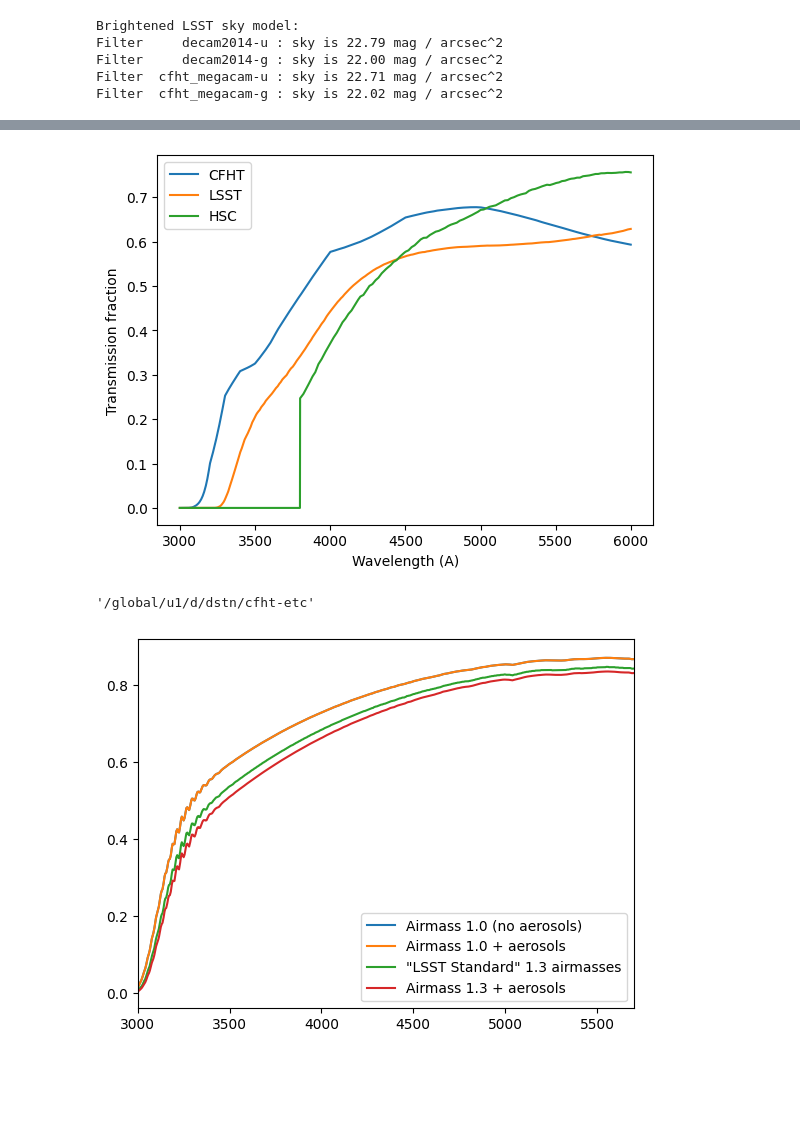
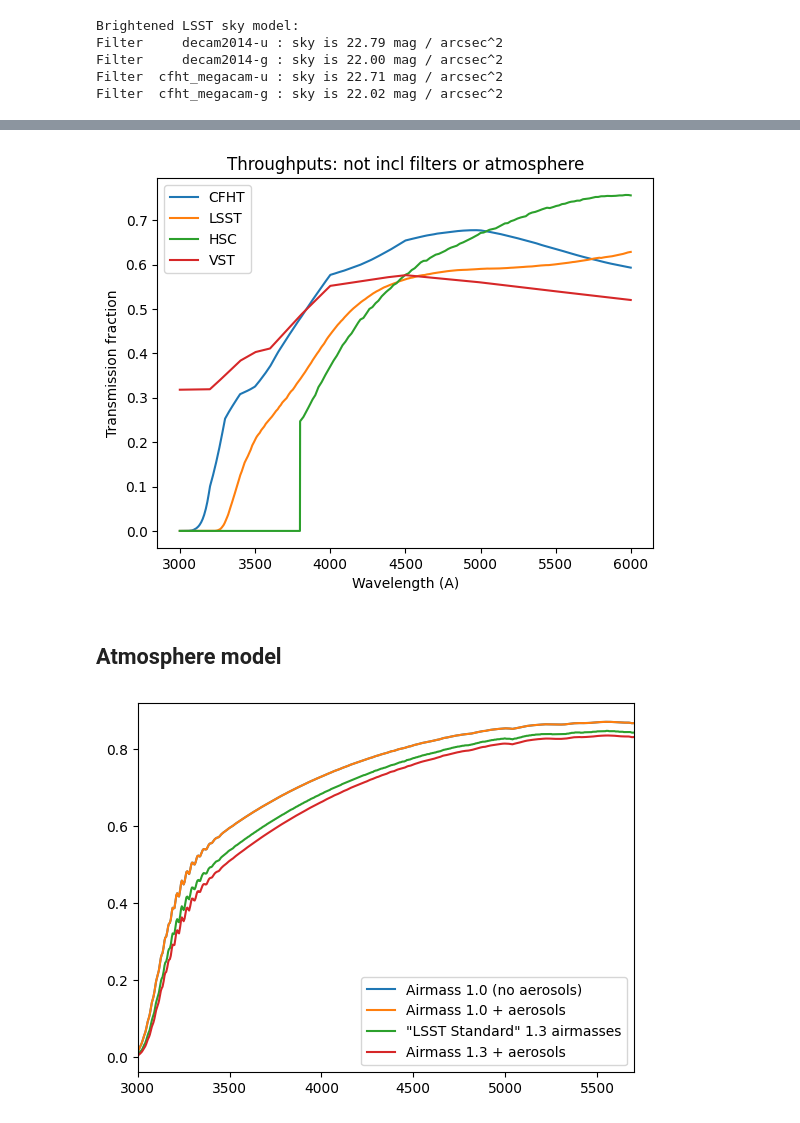
Before and after one commit to dstndstn/cfht-etc, a Jupyter notebook: spec-s5.ipynb, the cells around one changed output, grey strips where cells are left out. Drawn from its saved outputs; the diff is of its cells as text; code cells hidden in the pictures; blank space fills up the shorter version.

```diff
--- a/spec-s5.ipynb
+++ b/spec-s5.ipynb
@@ -372,6 +384,7 @@ optics = read_table('cfht/Optics_TR.dat', sky_wave)
 # Mirror - Al_coating.dat
 mirror = read_table('cfht/Al_coating.dat', sky_wave)
 
+cfht_mirror = mirror
 cfht_thru = interp1d(sky_wave, qe * optics * mirror)
 
 # Filters -
@@ -386,3 +399,21 @@ cfht_cahk_filt = interp1d(sky_wave, read_table('cfht/cfh9303.dat', sky_wave, sep
 # deep-depletion silicon, astro broadband, for Teledyne/e2v CCD231-C6...
 # ... or just be optimistic and assume it is as good as CFHT!
 specs5_thru = cfht_thru
+# %%
+# OmegaCam --
+# The CCD seems to match the Teledyne/e2v data sheet for CCD44-82 -- vst/ccd44-82-datasheet.pdf in this dir
+vst_ccd = interp1d(sky_wave, read_table('vst/ccd60.dat', sky_wave))
+vst_omegacam = interp1d(sky_wave, read_table('vst/omegacam-no-adc.dat', sky_wave, trans_scale=1.))
+# this one includes the CCD
+#vst_g1 = interp1d(sky_wave, read_table('vst/sloan_g_prime.dat', sky_wave, trans_scale=1.))
+# this one is just the filter -- ~80% throughput
+vst_g = interp1d(sky_wave, read_table('vst/g_modified_transmission_data', sky_wave, trans_scale=1.))
+
+# Aluminum primary & secondary
+vst_mirror = interp1d(sky_wave, cfht_mirror ** 2)
+
+# Obstruction of primary by secondary??
+# They seem to give figures wrt an unobscured 2.6 m...
+vst_optics = (2.65**2 - 0.938**2) / 2.6**2
+
+vst_thru = interp1d(sky_wave, vst_ccd(sky_wave) * vst_omegacam(sky_wave) * vst_mirror(sky_wave) * vst_optics)
@@ -389,12 +436,15 @@ specs5_thru = cfht_thru
 # %%
 plt.plot(wavegrid, cfht_thru(wavegrid), label='CFHT')
 plt.plot(wavegrid, lsst_thru(wavegrid), label='LSST')
 plt.plot(wavegrid, hsc_thru(wavegrid),  label='HSC');
+plt.plot(wavegrid, vst_thru(wavegrid),  label='VST');
 plt.legend()
 plt.xlabel('Wavelength (A)')
 plt.ylabel('Transmission fraction');
+plt.title('Throughputs: not incl filters or atmosphere')
+plt.savefig('thru.png')
 # %% [output]
-[figure, old version]
+[figure, new version]
 # %%
 # Define Medium-band filters
 MB = []
@@ -415,7 +468,5 @@ mb_line_fluxes.extend([2.0, 1.0])
-# %%
-pwd
-# %% [output]
-'/global/u1/d/dstn/cfht-etc'
+# %% [markdown]
+## Atmosphere model
 # %%
 # Another big choice we have is the atmosphere model.  The LSST sims have a variety of models,
 # at different airmasses, and with/without aerosols.  These make quite a big difference!
```
Also changed, not shown: parts of 22 cells of this notebook.
